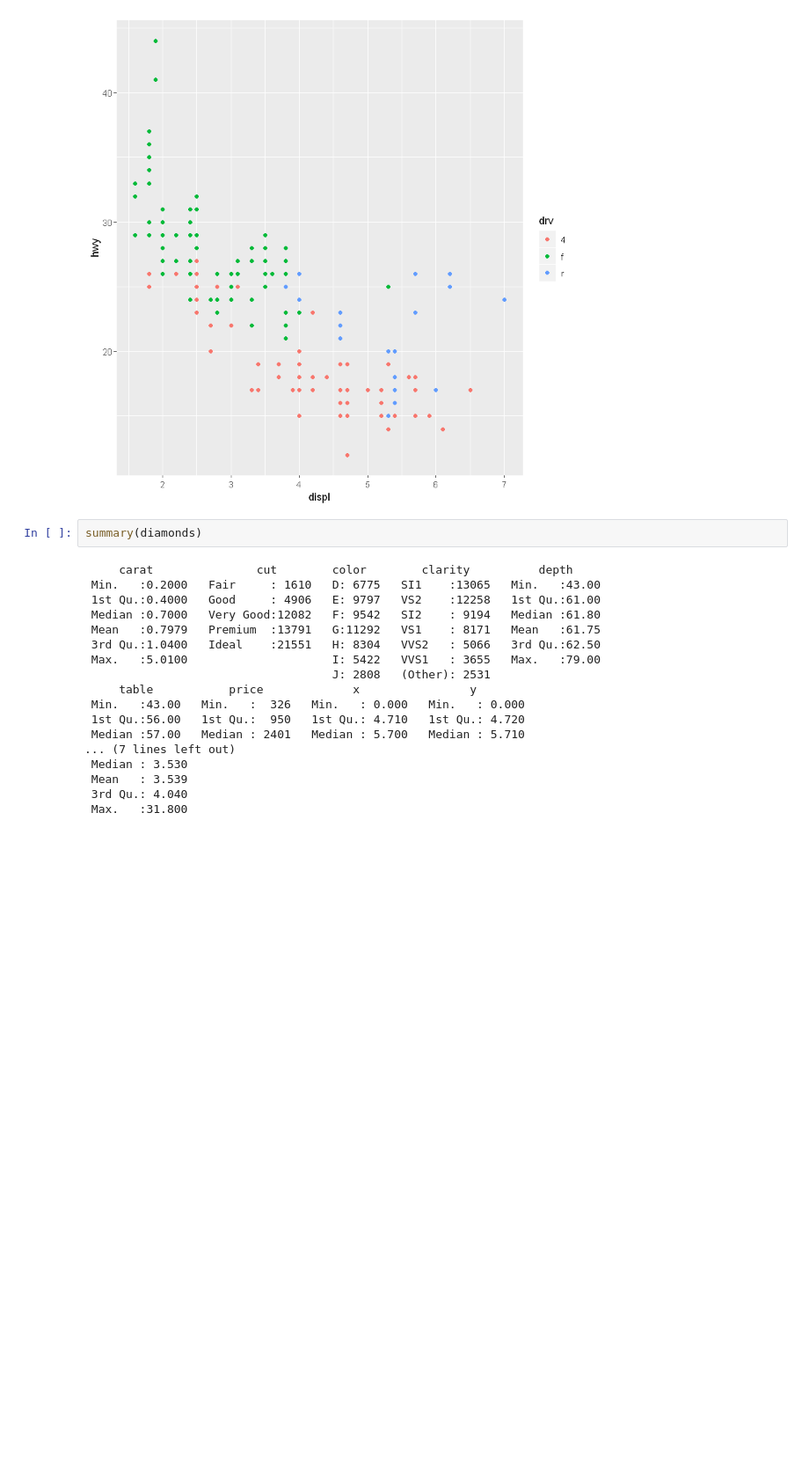
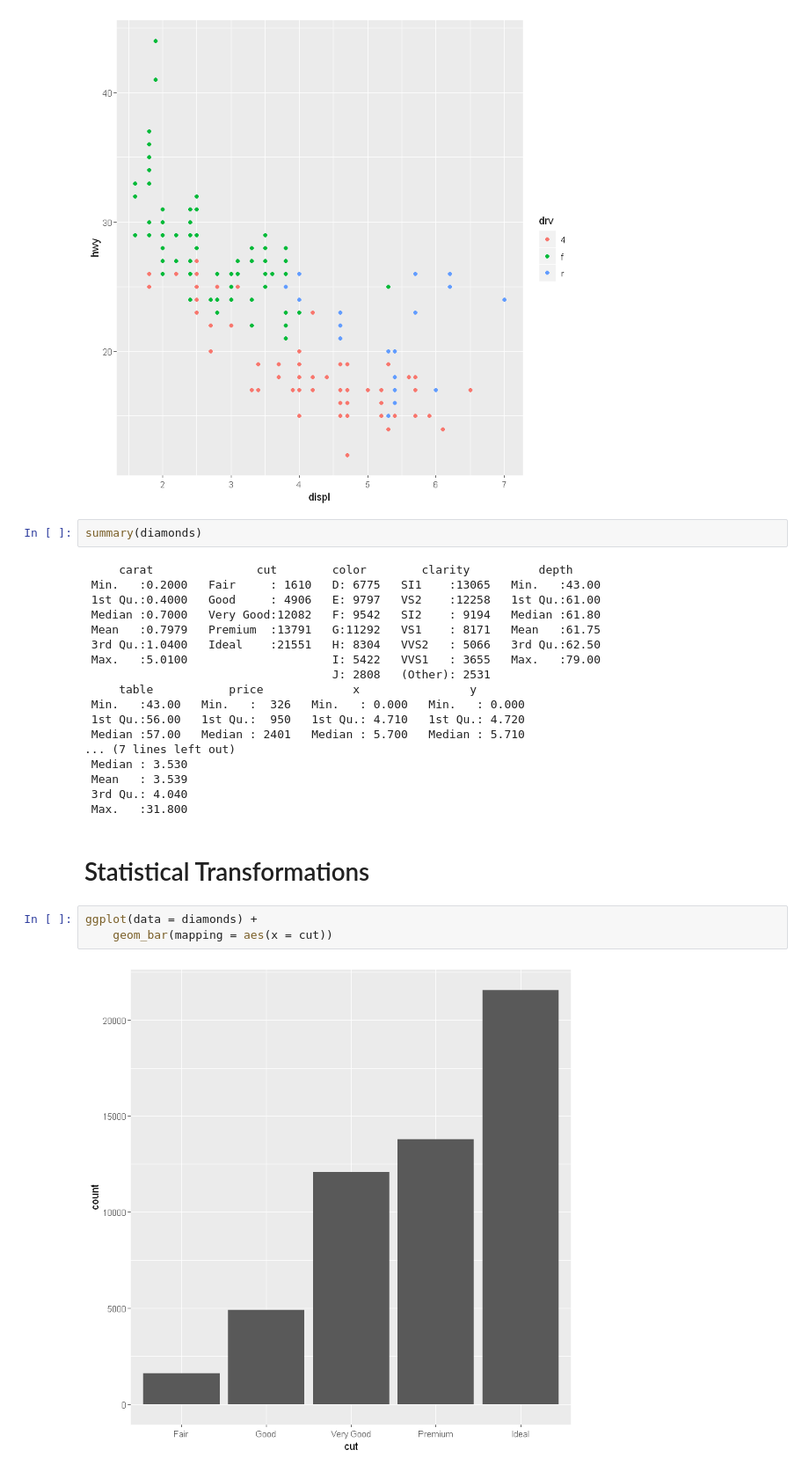
Before and after one commit to Ismael-Haque/r-tutorial, a Jupyter notebook: ggplot_Tut.ipynb, the cells around one changed output. Shown: that part at 88% size. Cells and saved outputs as stored; diff of their text form; blank space fills up the shorter version.

```diff
--- a/ggplot_Tut.ipynb
+++ b/ggplot_Tut.ipynb
@@ -363,3 +363,10 @@ summary(diamonds)
  Mean   : 3.539
  3rd Qu.: 4.040
  Max.   :31.800
+# %% [markdown]
+# Statistical Transformations
+# %%
+ggplot(data = diamonds) +
+    geom_bar(mapping = aes(x = cut))
+# %% [output]
+[figure, added]
```
Also changed, not shown: parts of 20 cells of this notebook.
